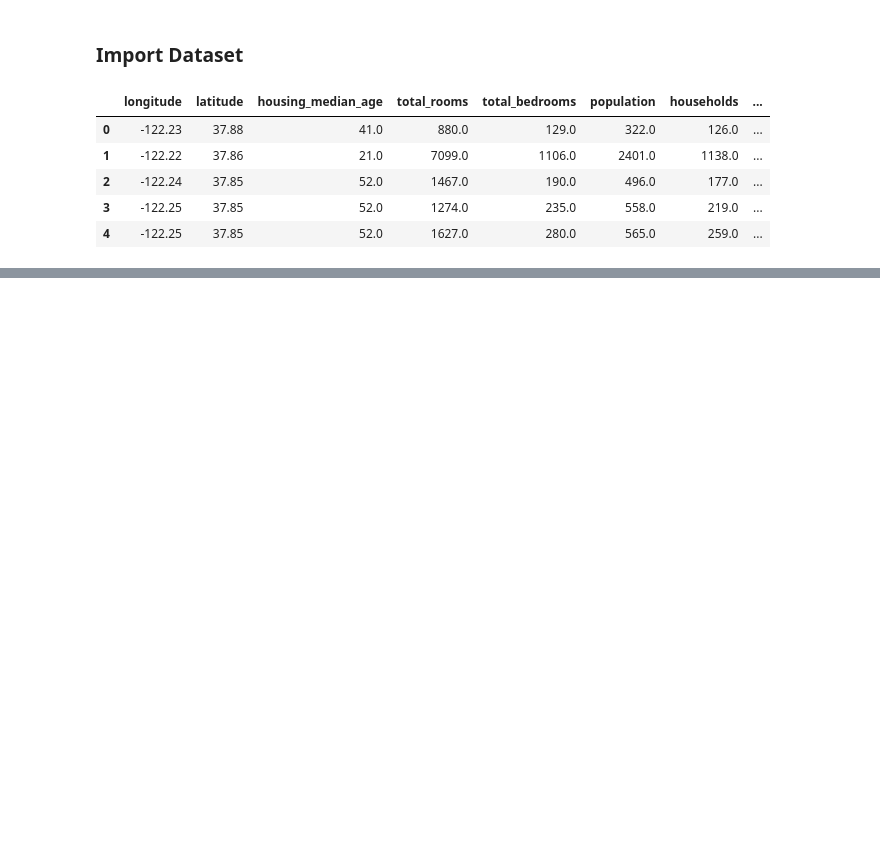
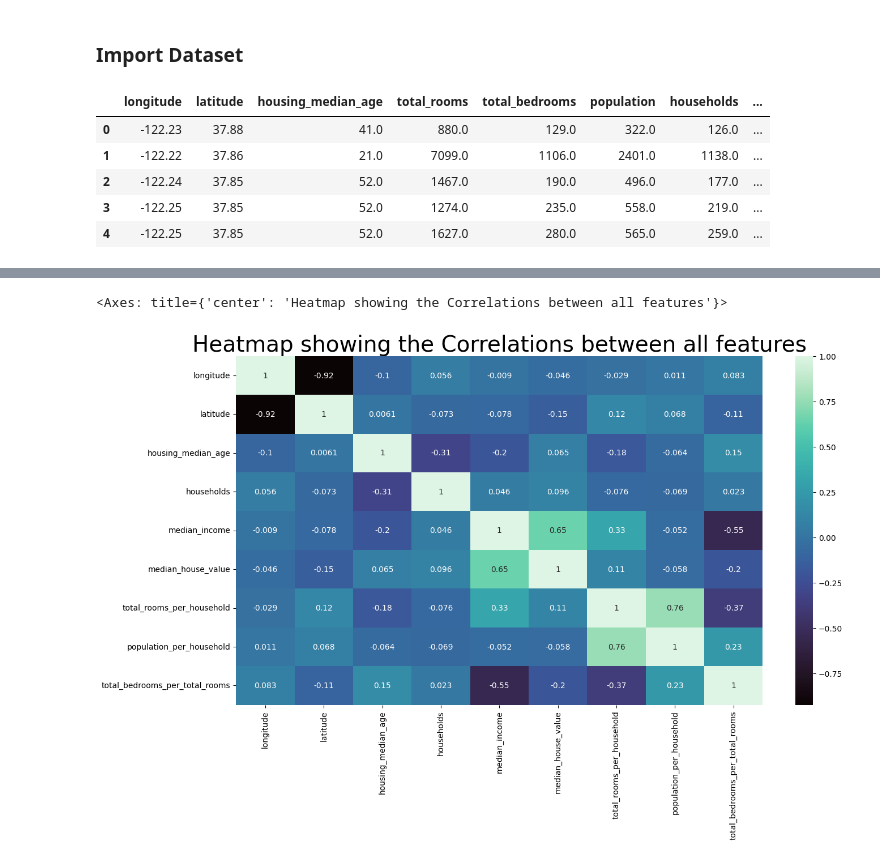
Before and after one commit to alaricbat/LinearRegression, a Jupyter notebook: linear_regression.ipynb, the cells around one changed output, grey strips where cells are left out. Cells and saved outputs as stored; diff of their text form; code cells hidden in the pictures; blank space fills up the shorter version.

```diff
--- a/linear_regression.ipynb
+++ b/linear_regression.ipynb
@@ -15,0 +125,7 @@ df.head()
+# %%
+df_loc['total_rooms_per_household'] = df_loc['total_rooms'] / df_loc['households']
+df_loc['total_bedrooms_per_household'] = df_loc['total_bedrooms'] / df_loc['households']
+df_loc['population_per_household'] = df_loc['total_bedrooms'] / df_loc['households']
+df_loc['total_bedrooms_per_total_rooms'] = df_loc['total_bedrooms'] / df_loc['total_rooms']
+# %%
+df_loc = df_loc.drop(['total_rooms', 'total_bedrooms', 'population', 'total_bedrooms_per_household'], axis=1)
@@ -15,0 +141,8 @@ df.head()
+# %%
+corr_df = df_loc.drop(['ocean_proximity'], axis=1)
+plt.figure(figsize=(15,8))
+plt.title("Heatmap showing the Correlations between all features", fontsize=28)
+sns.heatmap(corr_df.corr(), annot=True, cmap='mako')
+# %% [output]
+<Axes: title={'center': 'Heatmap showing the Correlations between all features'}>
+[figure, added]
```
Also changed, not shown: parts of 14 cells of this notebook, 1 other file.
